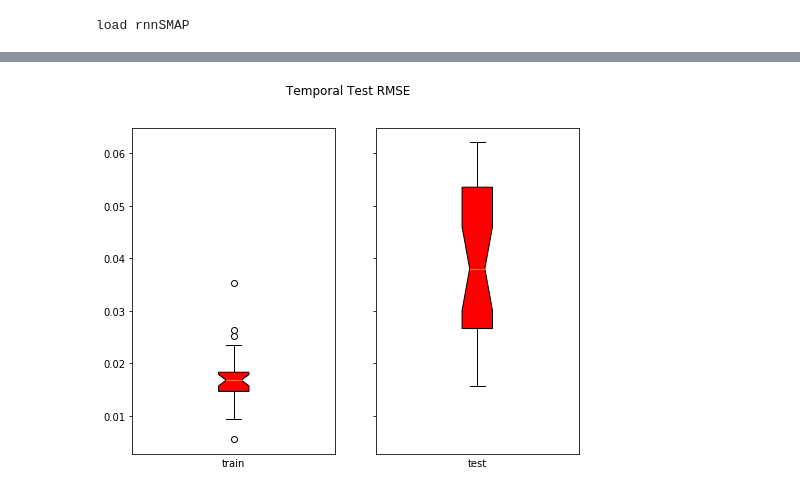
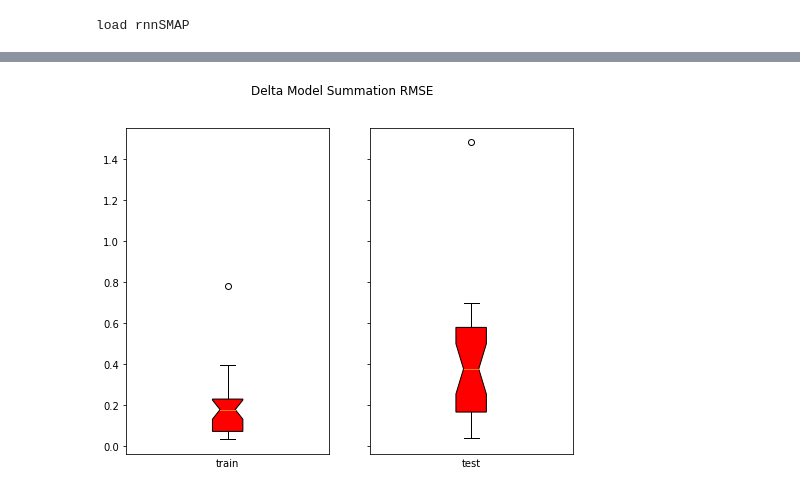
Before and after one commit to mhpi/hydroDL, a Jupyter notebook: Delta_lstm.ipynb, the cells around one changed output, grey strips where cells are left out. Drawn from its saved outputs; the diff is of its cells as text; code cells hidden in the pictures.

```diff
--- a/Delta_lstm.ipynb
+++ b/Delta_lstm.ipynb
@@ -21,7 +21,7 @@ opt = rnnSMAP.classLSTM.optLSTM(
 load rnnSMAP
 # %%
 opt['model'] = 'torch'
-opt['out'] = 'delta_cpu_lstm'
+opt['out'] = 'delta_model_3_lstm'
 rnnSMAP.funLSTM.trainLSTM(opt)
 
 out = opt['out']
@@ -90,6 +96,6 @@ reading /Users/rajdesai/Desktop/Hydro/output/L3_NA/delta_cpu_lstm/test_CONUSv16f
 # %%
 strE = 'RMSE'
 dataErr = [getattr(statErr1, strE), getattr(statErr2, strE)]
-fig = rnnSMAP.funPost.plotBox(dataErr, labelC=['train', 'test'], title='Temporal Test ' + strE)
+fig = rnnSMAP.funPost.plotBox(dataErr, labelC=['train', 'test'], title='Delta Model Summation ' + strE)
 # %% [output]
-[figure, old version]
+[figure, new version]
```
Also changed, not shown: parts of 4 cells of this notebook, 2 other files.
